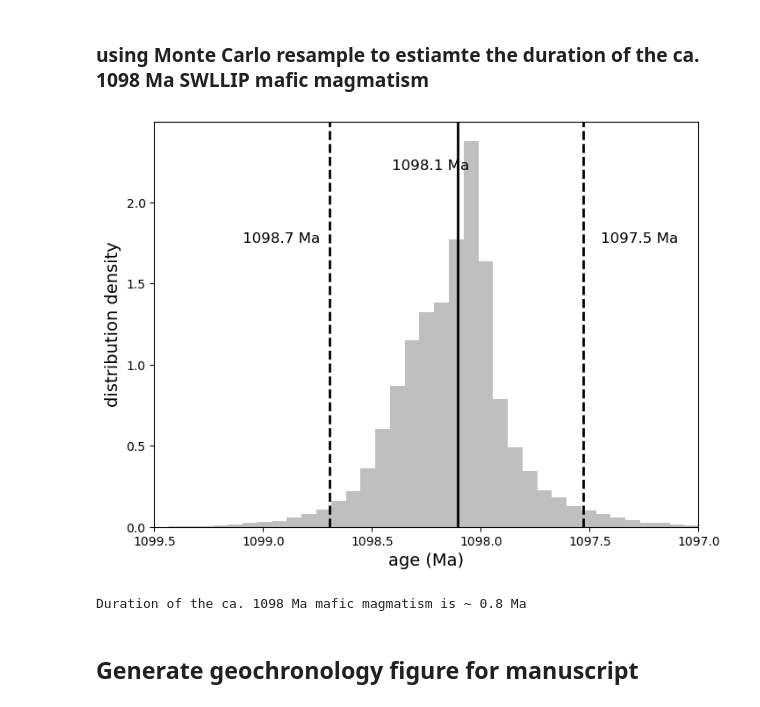
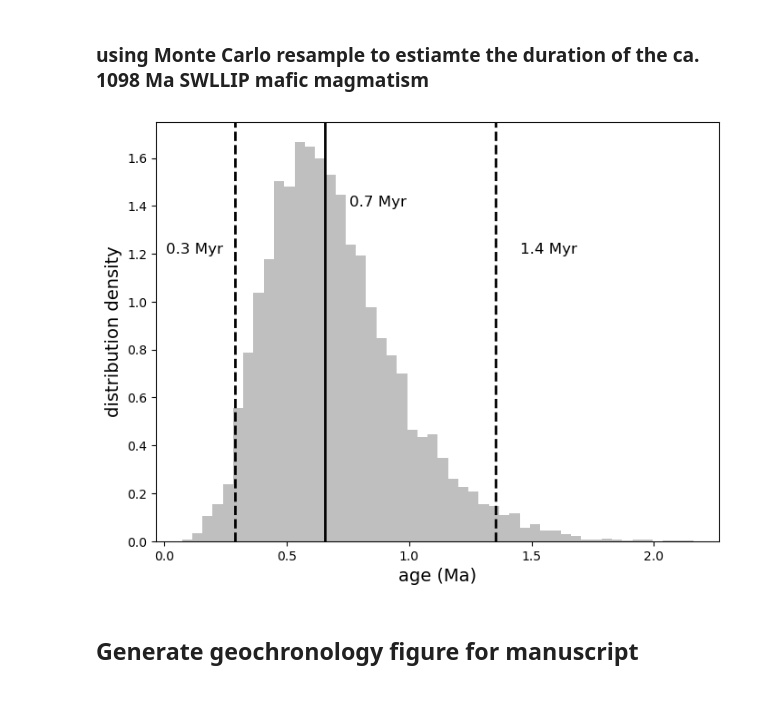
Before and after one commit to Swanson-Hysell-Group/2024_SWLLIP, a Jupyter notebook: code/SWLLIP_geochron.ipynb, the cells around one changed output. Drawn from its saved outputs; the diff is of its cells as text; code cells hidden in the pictures.

```diff
--- a/code/SWLLIP_geochron.ipynb
+++ b/code/SWLLIP_geochron.ipynb
@@ -483,40 +483,36 @@ Mohr2023a_data
 # %% [markdown]
 ### using Monte Carlo resample to estiamte the duration of the ca. 1098 Ma SWLLIP mafic magmatism
 # %%
-resampled_ages = np.array([])
-n_resample = 10000
+n_iteration = 10000
+duration_list = []
 
-mafic_sill_dates = Mohr2023a_data.iloc[3:].reset_index(drop=True)
-# mafic_sill_dates
-for age, sigma in zip(mafic_sill_dates['U_Pb_sample_mean'], mafic_sill_dates['2sigma']/2):
-    # print(age, sigma)
-    resampled_ages = np.append(resampled_ages, np.random.normal(age, sigma, n_resample))
+for i in range(n_iteration):
+    age_list = []
+    for age, sigma in zip(Mohr2023a_data.iloc[2:]['U_Pb_sample_mean'], Mohr2023a_data.iloc[2:]['2sigma']/2):
+        age_list.append(np.random.normal(age, sigma))
+    duration_list.append(max(age_list)-min(age_list))
 
-lower = np.percentile(resampled_ages, 2.5)
-upper = np.percentile(resampled_ages, 97.5)
-median = np.median(resampled_ages)
+lower = np.percentile(duration_list, 2.5)
+upper = np.percentile(duration_list, 97.5)
+median = np.median(duration_list)
 
 plt.figure(figsize=(8,6))
-plt.hist(resampled_ages, bins=50, density=True, color='grey', alpha=0.5)
-plt.xlim(1099.5, 1097)
+plt.hist(duration_list, bins=50, density=True, color='grey', alpha=0.5)
+# plt.xlim(1099.5, 1097)
 plt.axvline(lower, color='black', linestyle='--', linewidth=2)
 plt.axvline(upper, color='black', linestyle='--', linewidth=2)
 plt.axvline(median, color='black', linestyle='-', linewidth=2)
-plt.text(lower-0.08, 1.75, str(round(lower,1))+' Ma', fontsize=12)
-plt.text(upper+0.4, 1.75, str(round(upper,1))+' Ma', fontsize=12)
-plt.text(median+0.3, 2.2, str(round(median,1))+' Ma', fontsize=12)
+plt.text(lower-0.28, 1.2, str(round(lower,1))+' Myr', fontsize=12)
+plt.text(upper+0.1, 1.2, str(round(upper,1))+' Myr', fontsize=12)
+plt.text(median+0.1, 1.4, str(round(median,1))+' Myr', fontsize=12)
 
 
 plt.xlabel('age (Ma)', fontsize=14)
 plt.ylabel('distribution density', fontsize=14)
 plt.savefig('../figure/SWLLIP_duration.pdf', bbox_inches='tight')
 plt.show()
 # %% [output]
-[figure, old version]
+[figure, new version]
-# %%
-print('Duration of the ca. 1098 Ma mafic magmatism is ~', round(upper-lower,1), 'Ma')
-# %% [output]
-Duration of the ca. 1098 Ma mafic magmatism is ~ 0.8 Ma
 # %% [markdown]
 ## Generate geochronology figure for manuscript
 # %%
```
